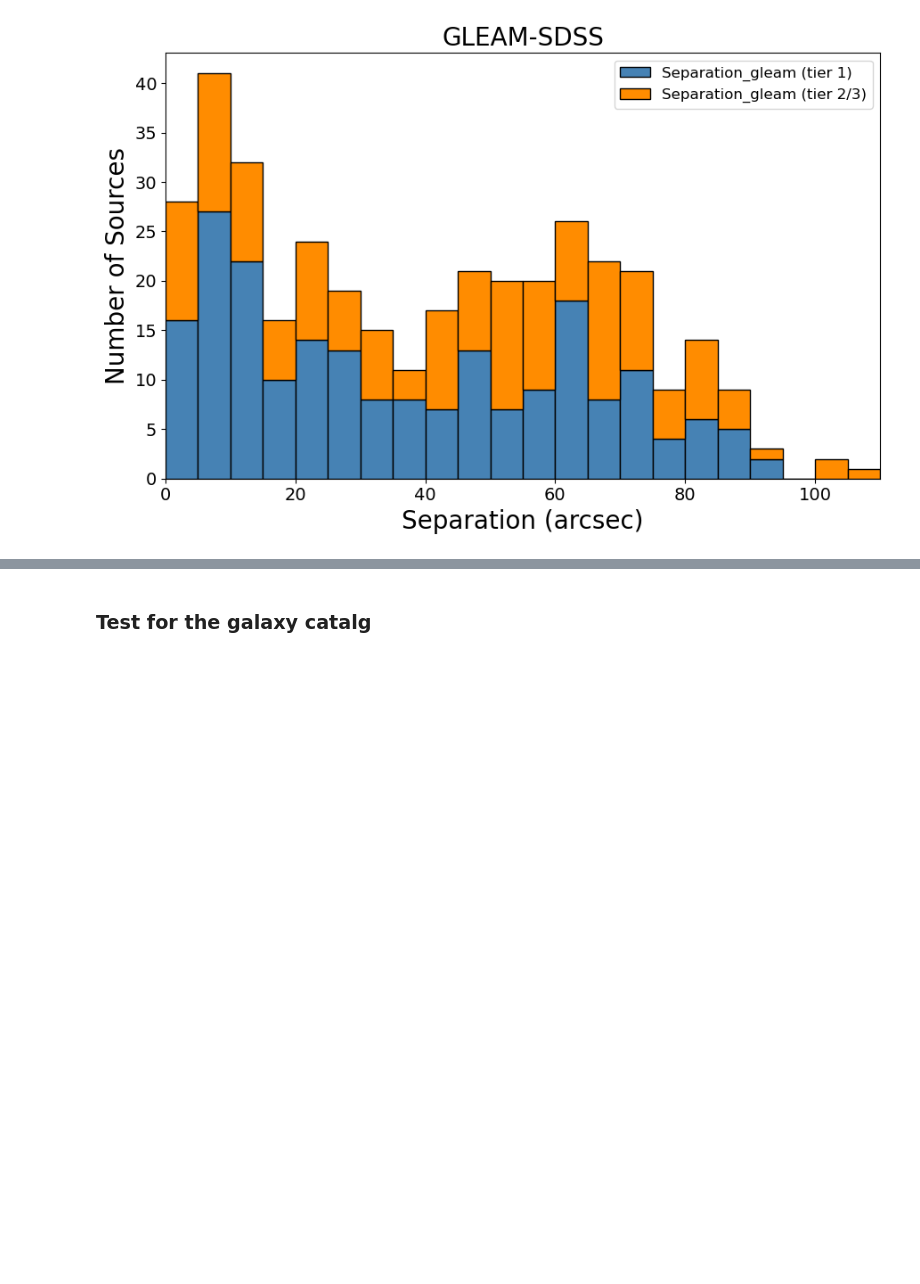
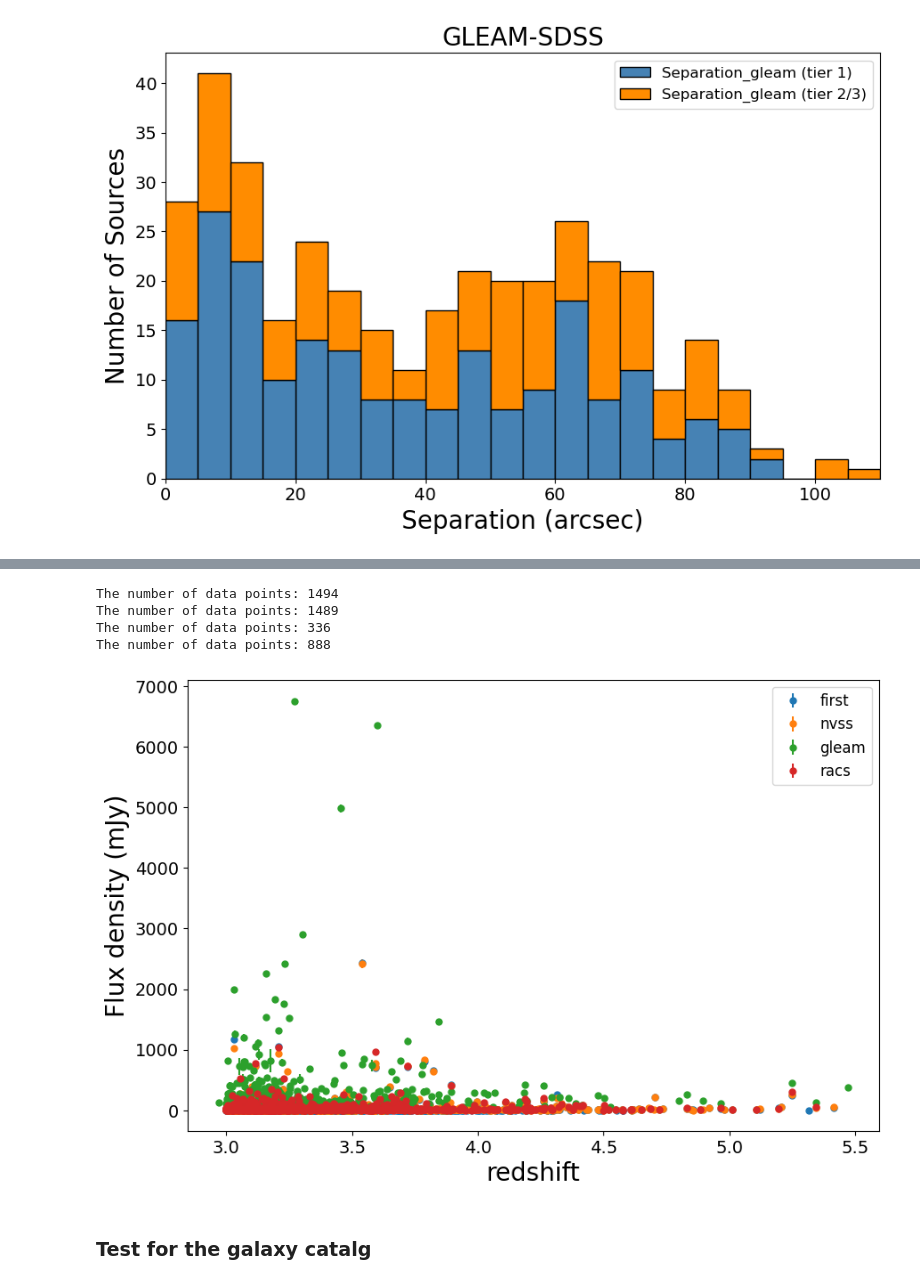
Before and after one commit to ykzhang112233/highz-catalogue, a Jupyter notebook: scripts/0-result_analysis.ipynb, the cells around one changed output, grey strips where cells are left out. Saved outputs shown, nothing was run; the diff lists cells and outputs as text; code cells hidden in the pictures; blank space fills up the shorter version.

Commit message:
add new figure to plot flux_redshift

```diff
--- a/scripts/0-result_analysis.ipynb
+++ b/scripts/0-result_analysis.ipynb
@@ -517,21 +540,0 @@ df_ref_a = table_fa.to_pandas()
-# %%
-# select subset with z_reliable_flag == 1 and source_tier_first exist and =1
-# df_z12 = df_fi[df_fi['z_reliable_flag'] <= 2].reset_index(drop=True)
-
-def get_tier_flag(row,column_use):
-    tiers = row[[column_use]]
-    if any(t == 1 for t in tiers):
-        return 'tier_1'
-    elif any(t in [2, 3] for t in tiers):
-        return 'tier23'
-    else:
-        return 'none'  # 可选
-def filter_df(df1,df_full,z_flag_lim = 1):
-    df1=df1[df1['z_reliable_flag'] <= z_flag_lim].reset_index(drop=True)
-    df_full=df_full[(df_full['sdss_name'].isin(df1['sdss_name'])) | (df_full['source_tier_first'] == -1) \
-                     | (df_full['source_tier_nvss'] == -1) | (df_full['source_tier_gleam'] == -1) | (df_full['source_tier_racs'] == -1)
-                    ].reset_index(drop=True)
-    return df1,df_full
-
-df_good,df_full_good= filter_df(df_fi, df_ref_a, z_flag_lim=2)
-df_full_good
@@ -766,3 +864,27 @@ The number of data points: 208
+# %%
+ax1 = plt.figure(figsize=(9, 6))
+ax1 = plt.subplot(111)
+
+survey_name = flux_vs_z(axs=ax1,df_input=df_good ,survey = 'first', data_col = 'Fint_r1', error_col = 'Rms_r1')
+survey_name = flux_vs_z(axs=ax1,df_input=df_good ,survey = 'nvss', data_col = 'S1.4_r2', error_col = 'e_S1.4_r2')
+survey_name = flux_vs_z(axs=ax1,df_input=df_good ,survey = 'gleam', data_col = 'Fintwide_r3', error_col = 'e_Fintwide_r3')
+survey_name = flux_vs_z(axs=ax1,df_input=df_good ,survey = 'racs', data_col = 'Ftot_r4', error_col = 'e_Ftot_r4')
+ax1.set_xlabel(f'redshift', fontsize=20)
+ax1.set_ylabel('Flux density (mJy)', fontsize=20)
+# using log scale for y-axis
+# ax1.set_ylim(0, 1000)
+# ax1.set_yscale('log')
+ax1.tick_params(axis='both', which='major', labelsize=14)
+ax1.legend(fontsize=12)
+plt.tight_layout()
+# plt.savefig(f"{survey_name}_SDSS_flux.pdf", format='pdf', dpi=200)
+plt.show()
+# %% [output]
+The number of data points: 1494
+The number of data points: 1489
+The number of data points: 336
+The number of data points: 888
+[figure, added]
 # %% [markdown]
 ### Test for the galaxy catalg
 # %%
```
Also changed, not shown: parts of 7 cells of this notebook.
